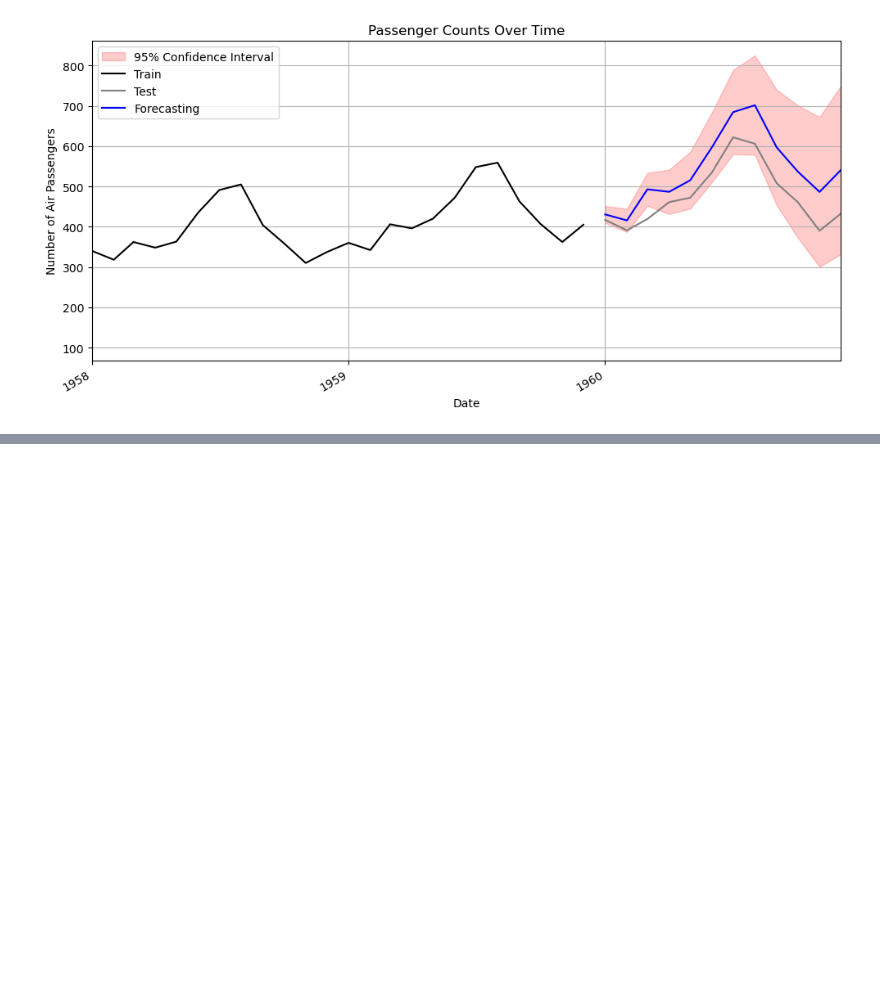
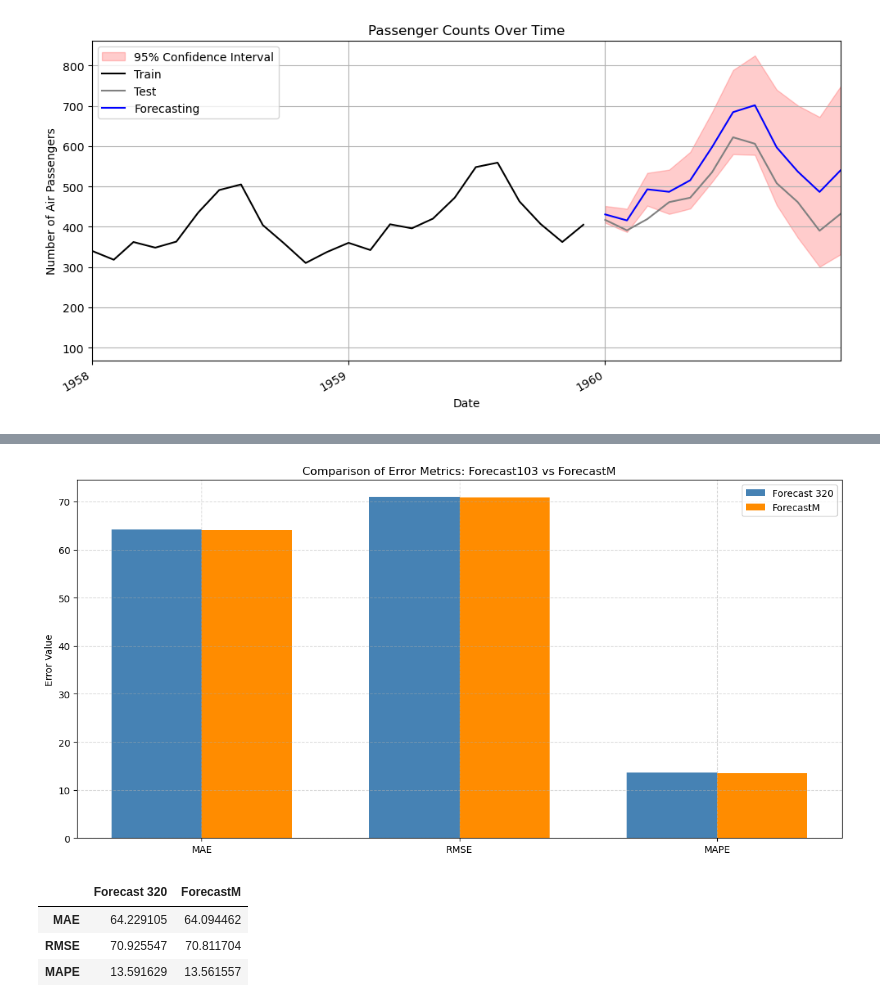
Before and after one commit to LeonardoSMSoares/Economics-Finance-2, a Jupyter notebook: Case Collection/CCMTS 02 - SARIMAX - Airline Company.ipynb, the cells around one changed output, grey strips where cells are left out. Saved outputs shown, nothing was run; the diff lists cells and outputs as text; code cells hidden in the pictures; blank space fills up the shorter version.

```diff
--- a/Case Collection/CCMTS 02 - SARIMAX - Airline Company.ipynb
+++ b/Case Collection/CCMTS 02 - SARIMAX - Airline Company.ipynb
@@ -695,0 +734,56 @@ sarimax_forecast(SARIMAX_model, periods=24)
+# %%
+from sklearn.metrics import mean_absolute_error, mean_squared_error, mean_absolute_percentage_error
+
+
+# Metrics for Forecast103
+mae_s = mean_absolute_error(test['Passengers'], test['Forecast'])
+rmse_s = rmse(test['Passengers'], test['Forecast'])
+mape_s = mean_absolute_percentage_error(test['Passengers'], test['Forecast']) * 100
+
+# Metrics for ForecastM
+mae_m = mean_absolute_error(test['Passengers'], test['ForecastM'])
+rmse_m = rmse(test['Passengers'], test['ForecastM'])
+mape_m = mean_absolute_percentage_error(test['Passengers'], test['ForecastM']) * 100
+
+# Combine into dictionaries
+metrics_S = {
+    'MAE': mae_s,
+    'RMSE': rmse_s,
+    'MAPE': mape_s,
+}
+metrics_M = {
+    'MAE': mae_m,
+    'RMSE': rmse_m,
+    'MAPE': mape_m,
+}
+# %%
+# Plotting
+labels = list(metrics_S.keys())
+values_S = list(metrics_S.values())
+values_M = list(metrics_M.values())
+
+x = range(len(labels))
+width = 0.35
+
+plt.figure(figsize=(12, 6))
+plt.bar([i - width/2 for i in x], values_S, width=width, label='Forecast 320', color='steelblue')
+plt.bar([i + width/2 for i in x], values_M, width=width, label='ForecastM', color='darkorange')
+
+plt.xticks(x, labels)
+plt.ylabel("Error Value")
+plt.title("Comparison of Error Metrics: Forecast103 vs ForecastM")
+plt.legend()
+plt.grid(True, linestyle='--', alpha=0.5)
+plt.tight_layout()
+plt.show()
+# %% [output]
+[figure, added]
+# %%
+# Create DataFrame for Error Analysis
+comparison_df = pd.DataFrame([metrics_S, metrics_M], index=['Forecast 320', 'ForecastM']).T
+comparison_df
+# %% [output]
+|  | Forecast 320 | ForecastM |
+| MAE | 64.229105 | 64.094462 |
+| RMSE | 70.925547 | 70.811704 |
+| MAPE | 13.591629 | 13.561557 |
```
Also changed, not shown: parts of 11 cells of this notebook, 2 other files.
